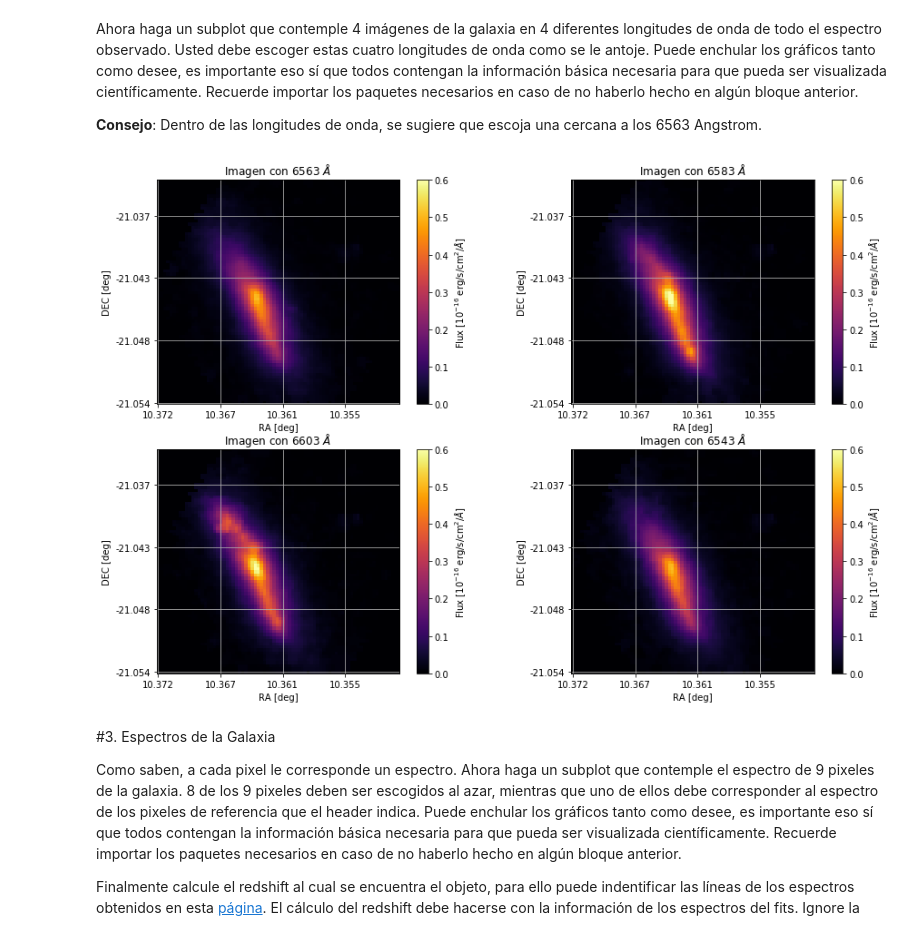
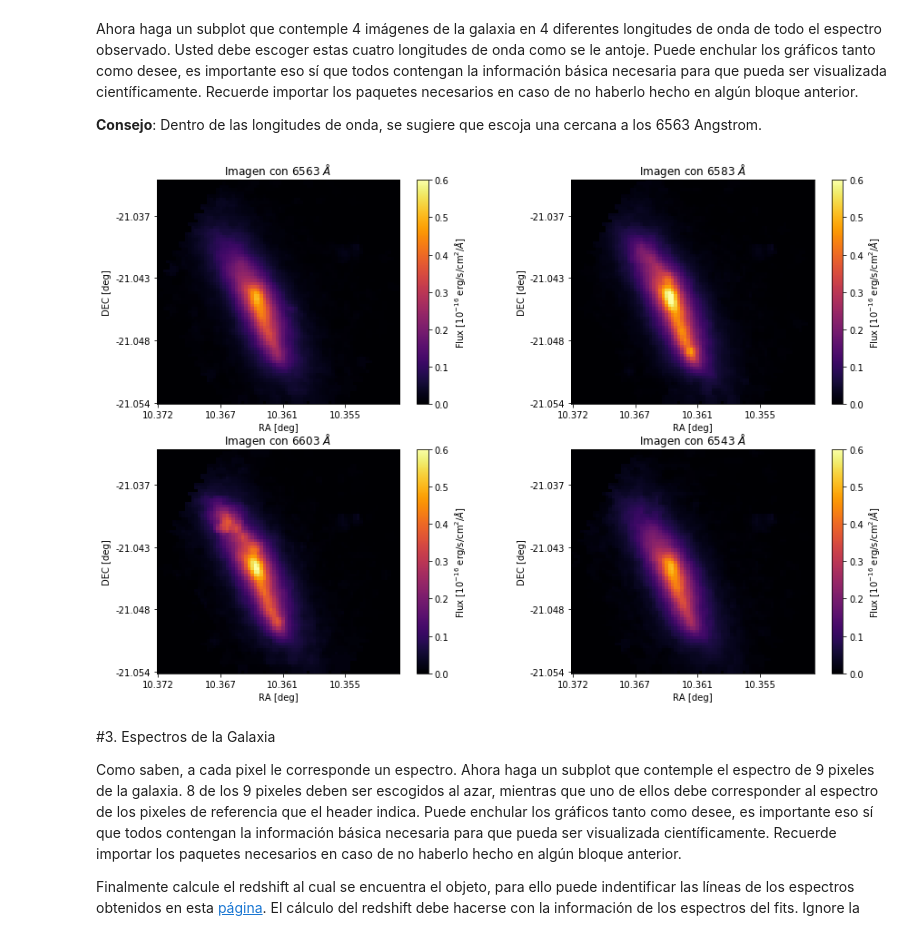
Before and after one commit to diegogf99/minitarea4, a Jupyter notebook: minitarea4.ipynb, the cells around one changed output. Saved outputs shown, nothing was run; the diff lists cells and outputs as text; code cells hidden in the pictures.

```diff
--- a/minitarea4.ipynb
+++ b/minitarea4.ipynb
@@ -93,44 +93,40 @@ plt.yticks((0,20,40,60),(round(dec[0],3),round(dec[20],3),round(dec[40],3),round
 plt.title('Imagen con 6563 $\AA$')
 plt.xlabel('RA [deg]')
 plt.ylabel('DEC [deg]')
-plt.grid(b=None)
 cb = plt.colorbar()
 cb.set_label('Flux [10$^{-16}$ erg/s/cm$^2$/$\AA$]')
 
 plt.subplot(222)
 plt.imshow(data[1417],cmap='inferno',vmax=0.6,vmin=0,origin='lower')
 plt.xticks((0,20,40,60),(round(ra[0],3),round(ra[20],3),round(ra[40],3),round(ra[60],3)))
 plt.yticks((0,20,40,60),(round(dec[0],3),round(dec[20],3),round(dec[40],3),round(dec[60],3)))
 plt.title('Imagen con 6583 $\AA$')
 plt.xlabel('RA [deg]')
 plt.ylabel('DEC [deg]')
-plt.grid(b=None)
 cb = plt.colorbar()
 cb.set_label('Flux [10$^{-16}$ erg/s/cm$^2$/$\AA$]')
 
 plt.subplot(223)
 plt.imshow(data[1427],cmap='inferno',vmax=0.6,vmin=0,origin='lower')
 plt.xticks((0,20,40,60),(round(ra[0],3),round(ra[20],3),round(ra[40],3),round(ra[60],3)))
 plt.yticks((0,20,40,60),(round(dec[0],3),round(dec[20],3),round(dec[40],3),round(dec[60],3)))
 plt.title('Imagen con 6603 $\AA$')
 plt.xlabel('RA [deg]')
 plt.ylabel('DEC [deg]')
-plt.grid(b=None)
 cb = plt.colorbar()
 cb.set_label('Flux [10$^{-16}$ erg/s/cm$^2$/$\AA$]')
 
 plt.subplot(224)
 plt.imshow(data[1397],cmap='inferno',vmax=0.6,vmin=0,origin='lower')
 plt.xticks((0,20,40,60),(round(ra[0],3),round(ra[20],3),round(ra[40],3),round(ra[60],3)))
 plt.yticks((0,20,40,60),(round(dec[0],3),round(dec[20],3),round(dec[40],3),round(dec[60],3)))
 plt.title('Imagen con 6543 $\AA$')
 plt.xlabel('RA [deg]')
 plt.ylabel('DEC [deg]')
-plt.grid(b=None)
 cb = plt.colorbar()
 cb.set_label('Flux [10$^{-16}$ erg/s/cm$^2$/$\AA$]')
 # %% [output]
-[figure, old version]
+[figure, new version]
 # %% [markdown]
 #3. Espectros de la Galaxia
 
```
Also changed, not shown: parts of 2 cells of this notebook.
